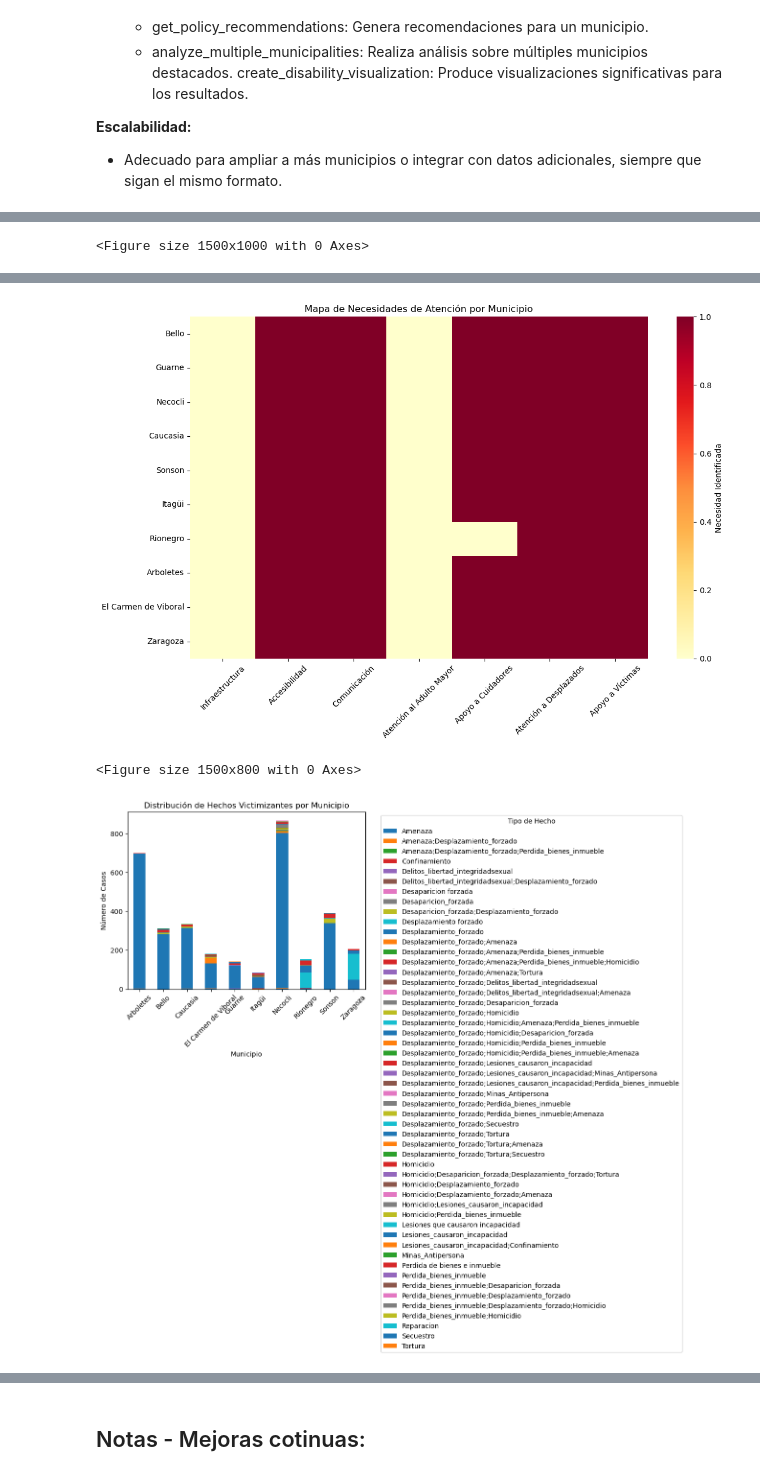
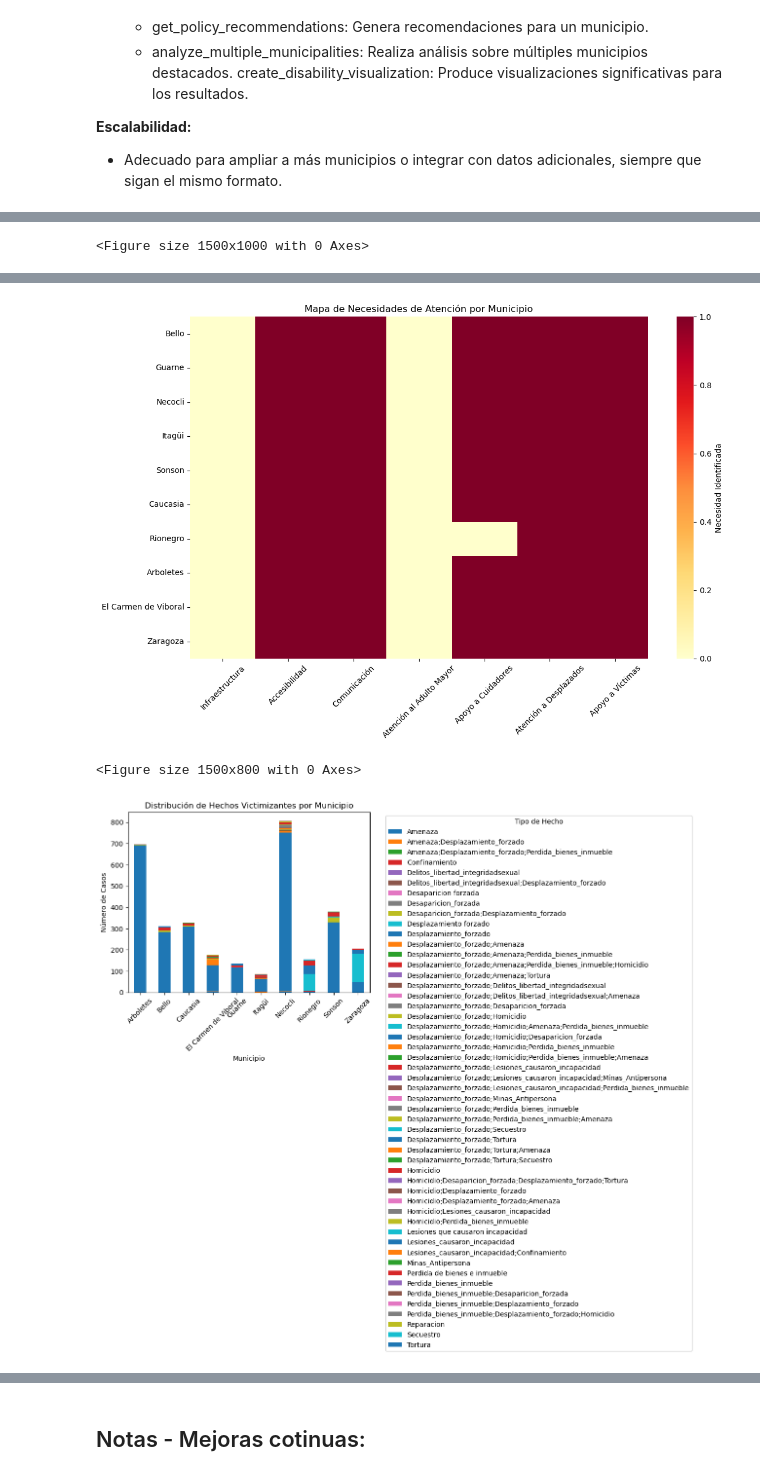
Before and after one commit to mvasqueze/ARI, a Jupyter notebook: ProyectoIntegrador/prep-data/proyecto_final.ipynb, the cells around one changed output, grey strips where cells are left out. Drawn from its saved outputs; the diff is of its cells as text; code cells hidden in the pictures.

```diff
--- a/ProyectoIntegrador/prep-data/proyecto_final.ipynb
+++ b/ProyectoIntegrador/prep-data/proyecto_final.ipynb
@@ -794,8 +794,8 @@ import matplotlib.pyplot as plt
 import seaborn as sns
 
 # 1. Preparar los datos
-filepath = "pcd_1211.csv"
-df = pd.read_csv(filepath, sep=';')
+filepath = "clean_pcd_data.csv"
+df = pd.read_csv(filepath, sep=',')
 
 # Combinar la información de discapacidad
 df['discapacidad_combinada'] = (
@@ -1128,3 +1128,3 @@ Apoyo a Cuidadores:
-[figure, old version]
+[figure, new version]
 <Figure size 1500x800 with 0 Axes>
-[figure, old version]
+[figure, new version]
```
Also changed, not shown: parts of 2 cells of this notebook.
